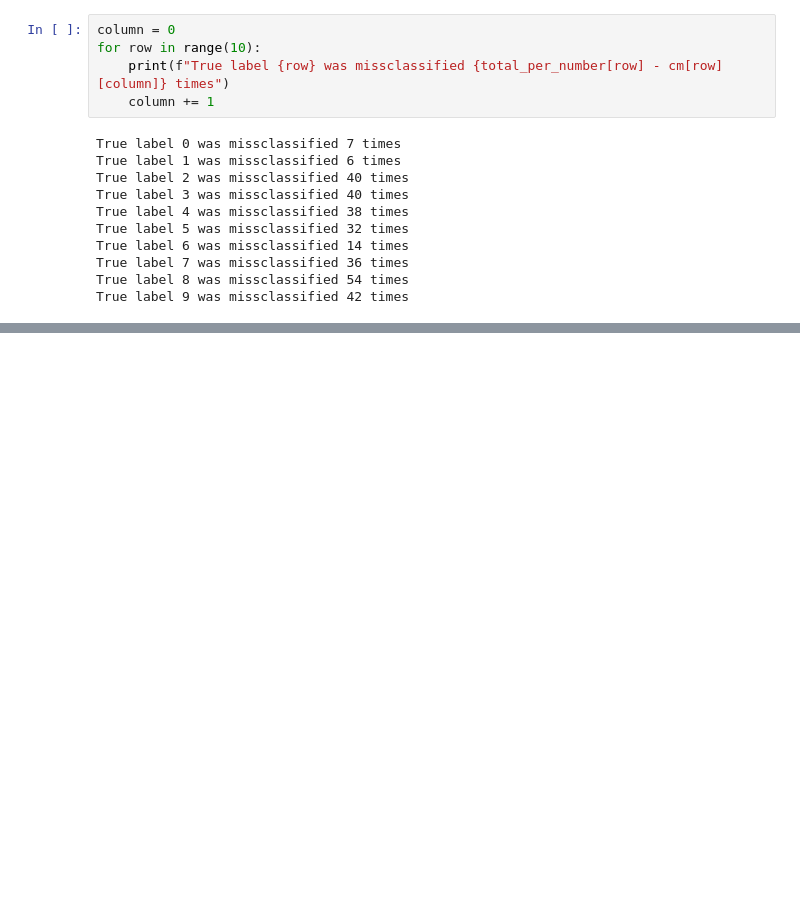
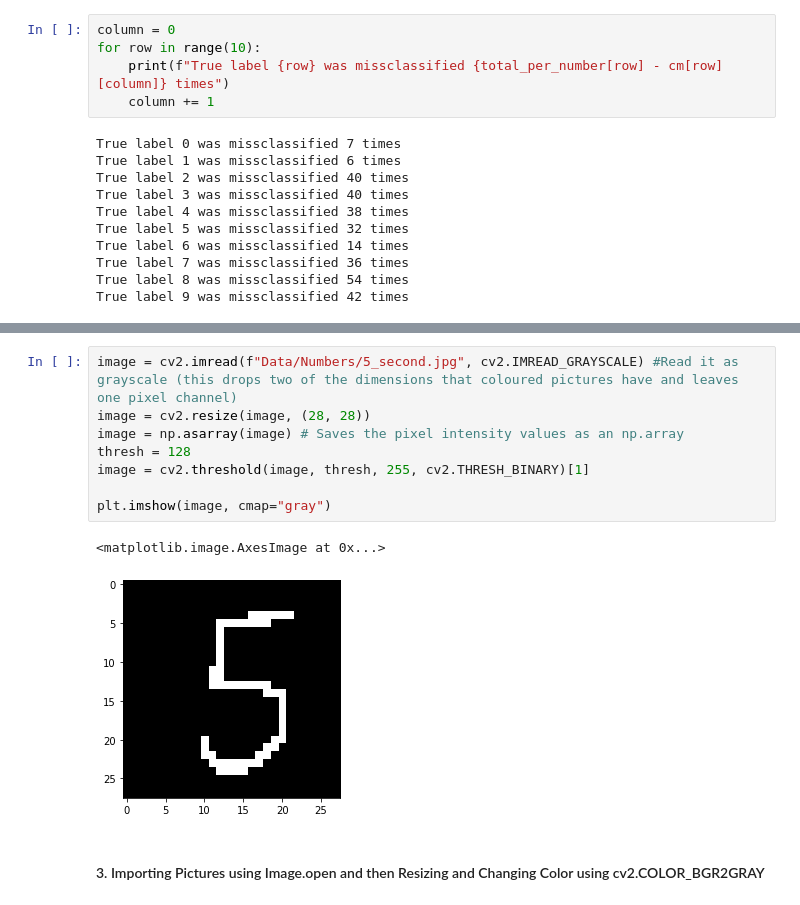
Before and after one commit to Anna-MariaSjolund/Machine-learning, a Jupyter notebook: exercises/exercises_5.ipynb, the cells around one changed output, grey strips where cells are left out. Saved outputs shown, nothing was run; the diff lists cells and outputs as text; blank space fills up the shorter version.

```diff
--- a/exercises/exercises_5.ipynb
+++ b/exercises/exercises_5.ipynb
@@ -217,0 +331,13 @@ True label 9 was missclassified 42 times
+# %%
+image = cv2.imread(f"Data/Numbers/5_second.jpg", cv2.IMREAD_GRAYSCALE) #Read it as grayscale (this drops two of the dimensions that coloured pictures have and leaves one pixel channel)
+image = cv2.resize(image, (28, 28))
+image = np.asarray(image) # Saves the pixel intensity values as an np.array
+thresh = 128
+image = cv2.threshold(image, thresh, 255, cv2.THRESH_BINARY)[1]
+
+plt.imshow(image, cmap="gray")
+# %% [output]
+<matplotlib.image.AxesImage at 0x...>
+[figure, added]
+# %% [markdown]
+#### 3. Importing Pictures using Image.open and then Resizing and Changing Color using cv2.COLOR_BGR2GRAY
```
Also changed, not shown: parts of 28 cells of this notebook.
